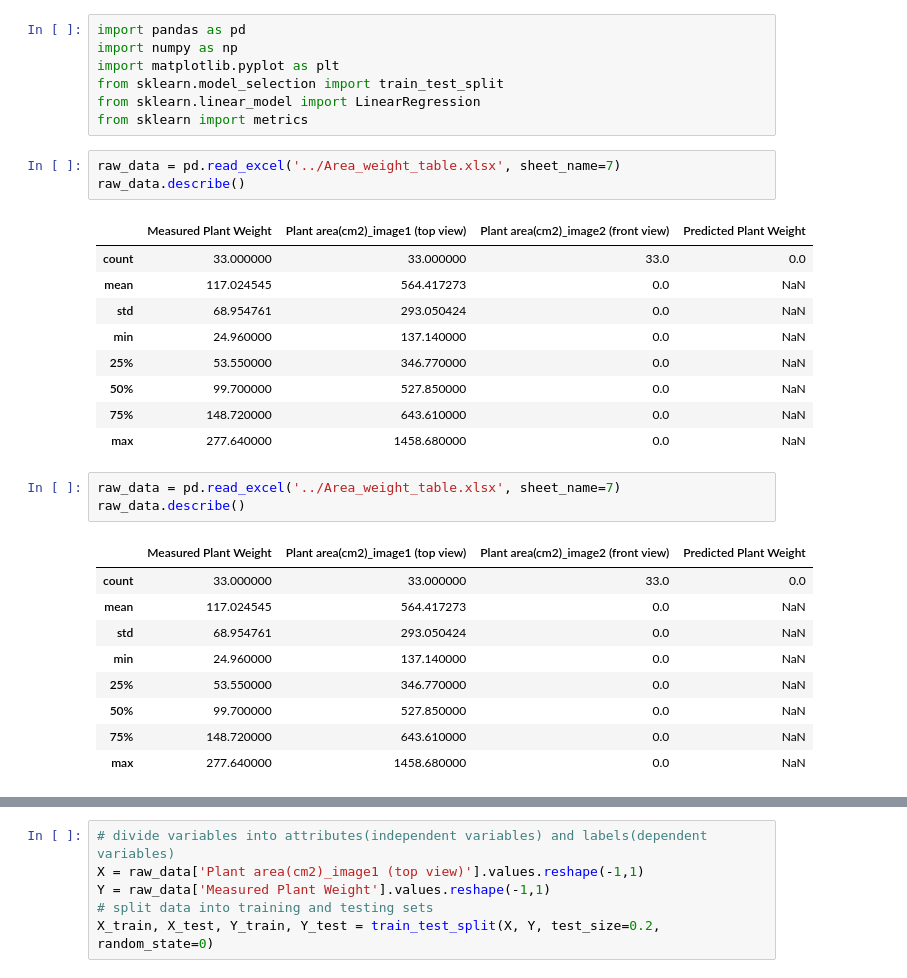
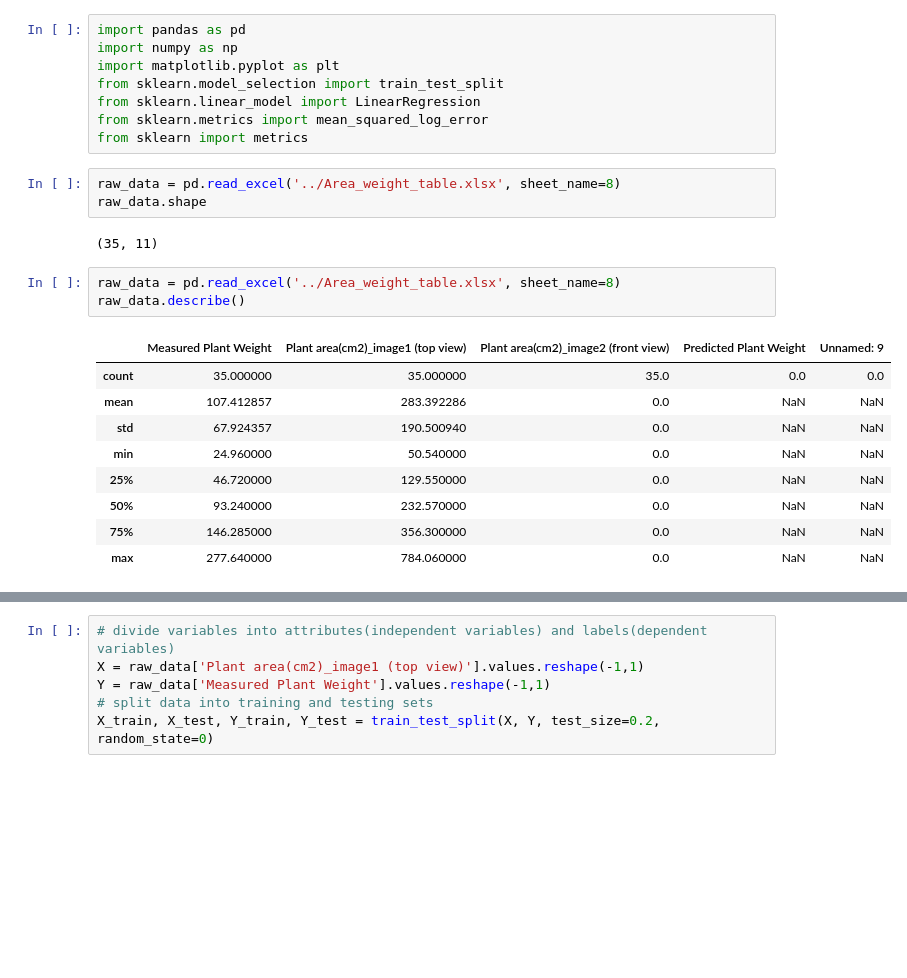
Before and after one commit to swarrier246/plant_weight_estimation, a Jupyter notebook: code/Regression_model.ipynb, the cells around one changed output, grey strips where cells are left out. Cells and saved outputs as stored; diff of their text form; blank space fills up the shorter version.

```diff
--- a/code/Regression_model.ipynb
+++ b/code/Regression_model.ipynb
@@ -4,33 +4,26 @@ import numpy as np
 import matplotlib.pyplot as plt
 from sklearn.model_selection import train_test_split
 from sklearn.linear_model import LinearRegression
+from sklearn.metrics import mean_squared_log_error
 from sklearn import metrics
+# %%
+raw_data = pd.read_excel('../Area_weight_table.xlsx', sheet_name=8)
+raw_data.shape
+# %% [output]
+(35, 11)
 # %%
-raw_data = pd.read_excel('../Area_weight_table.xlsx', sheet_name=7)
+raw_data = pd.read_excel('../Area_weight_table.xlsx', sheet_name=8)
 raw_data.describe()
 # %% [output]
-|  | Measured Plant Weight | Plant area(cm2)_image1 (top view) | Plant area(cm2)_image2 (front view) | Predicted Plant Weight |
-| count | 33.000000 | 33.000000 | 33.0 | 0.0 |
-| mean | 117.024545 | 564.417273 | 0.0 | NaN |
-| std | 68.954761 | 293.050424 | 0.0 | NaN |
-| min | 24.960000 | 137.140000 | 0.0 | NaN |
-| 25% | 53.550000 | 346.770000 | 0.0 | NaN |
-| 50% | 99.700000 | 527.850000 | 0.0 | NaN |
-| 75% | 148.720000 | 643.610000 | 0.0 | NaN |
-| max | 277.640000 | 1458.680000 | 0.0 | NaN |
+|  | Measured Plant Weight | Plant area(cm2)_image1 (top view) | Plant area(cm2)_image2 (front view) | Predicted Plant Weight | Unnamed: 9 |
+| count | 35.000000 | 35.000000 | 35.0 | 0.0 | 0.0 |
+| mean | 107.412857 | 283.392286 | 0.0 | NaN | NaN |
+| std | 67.924357 | 190.500940 | 0.0 | NaN | NaN |
+| min | 24.960000 | 50.540000 | 0.0 | NaN | NaN |
+| 25% | 46.720000 | 129.550000 | 0.0 | NaN | NaN |
+| 50% | 93.240000 | 232.570000 | 0.0 | NaN | NaN |
+| 75% | 146.285000 | 356.300000 | 0.0 | NaN | NaN |
+| max | 277.640000 | 784.060000 | 0.0 | NaN | NaN |
-# %%
-raw_data = pd.read_excel('../Area_weight_table.xlsx', sheet_name=7)
-raw_data.describe()
-# %% [output]
-|  | Measured Plant Weight | Plant area(cm2)_image1 (top view) | Plant area(cm2)_image2 (front view) | Predicted Plant Weight |
-| count | 33.000000 | 33.000000 | 33.0 | 0.0 |
-| mean | 117.024545 | 564.417273 | 0.0 | NaN |
-| std | 68.954761 | 293.050424 | 0.0 | NaN |
-| min | 24.960000 | 137.140000 | 0.0 | NaN |
-| 25% | 53.550000 | 346.770000 | 0.0 | NaN |
-| 50% | 99.700000 | 527.850000 | 0.0 | NaN |
-| 75% | 148.720000 | 643.610000 | 0.0 | NaN |
-| max | 277.640000 | 1458.680000 | 0.0 | NaN |
 # %%
 # plot raw data
 raw_data.plot(x='Plant area(cm2)_image1 (top view)', y='Measured Plant Weight', style='o')
```
Also changed, not shown: parts of 4 cells of this notebook, 45 other files.
